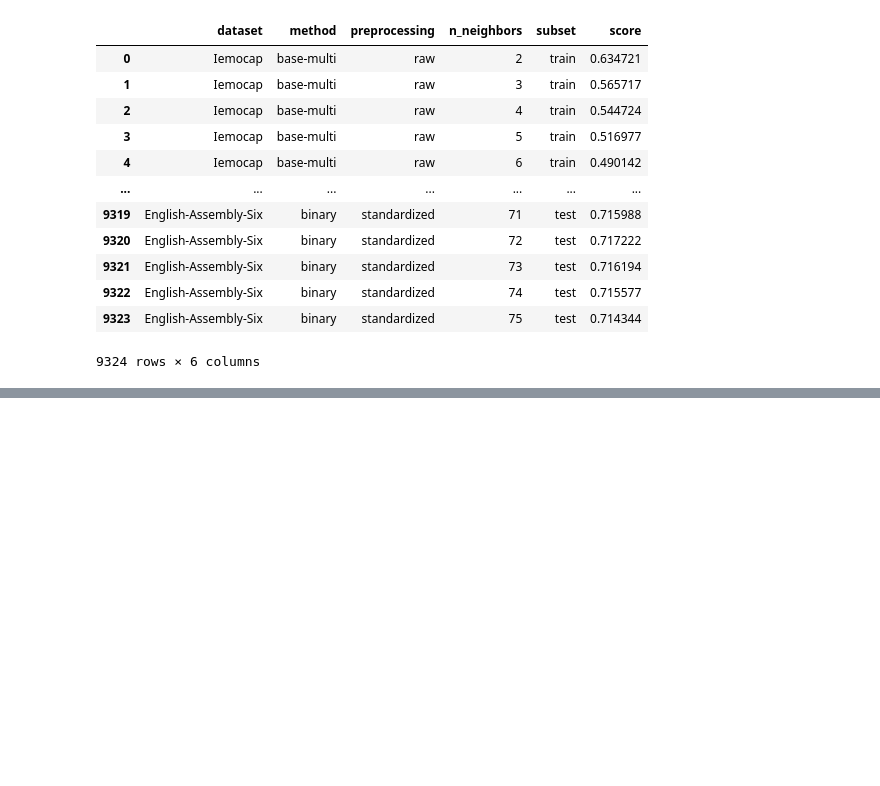
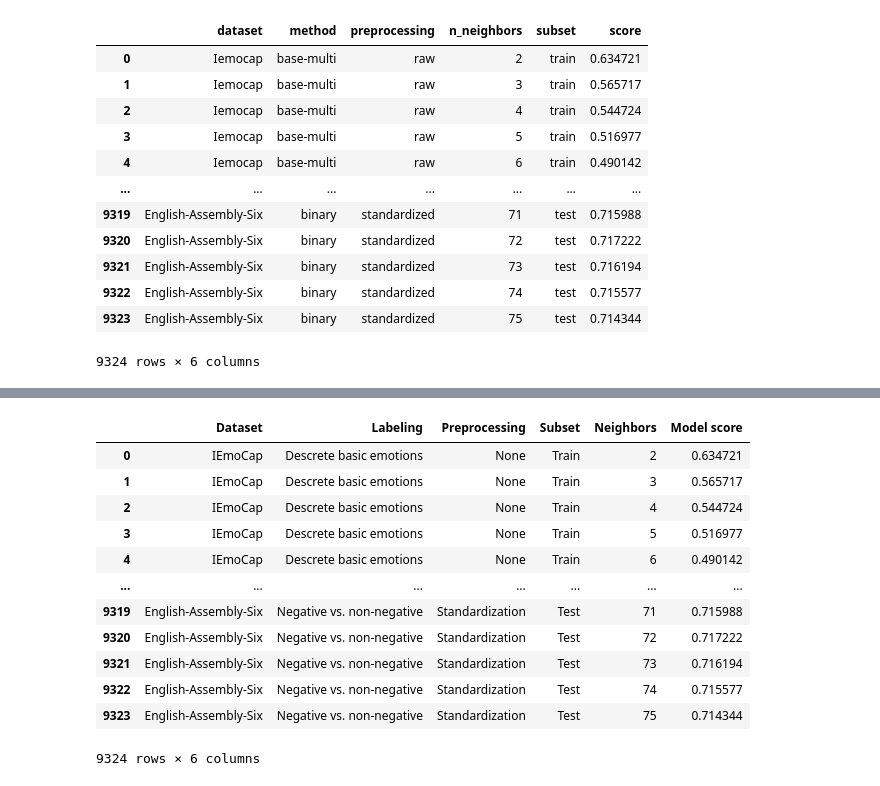
Before and after one commit to iamryabinov/SER_SVM_KNN, a Jupyter notebook: classifiers/knn/playground.ipynb, the cells around one changed output, grey strips where cells are left out. Cells and saved outputs as stored; diff of their text form; code cells hidden in the pictures; blank space fills up the shorter version.

```diff
--- a/classifiers/knn/playground.ipynb
+++ b/classifiers/knn/playground.ipynb
@@ -125,0 +144,17 @@ summ.to_excel('resul')
+# %%
+df = pd.read_csv('knn_summarized_results_final.csv', delimiter=';')
+df
+# %% [output]
+|  | Dataset | Labeling | Preprocessing | Subset | Neighbors | Model score |
+| 0 | IEmoCap | Descrete basic emotions | None | Train | 2 | 0.634721 |
+| 1 | IEmoCap | Descrete basic emotions | None | Train | 3 | 0.565717 |
+| 2 | IEmoCap | Descrete basic emotions | None | Train | 4 | 0.544724 |
+| 3 | IEmoCap | Descrete basic emotions | None | Train | 5 | 0.516977 |
+| 4 | IEmoCap | Descrete basic emotions | None | Train | 6 | 0.490142 |
+| ... | ... | ... | ... | ... | ... | ... |
+| 9319 | English-Assembly-Six | Negative vs. non-negative | Standardization | Test | 71 | 0.715988 |
+| 9320 | English-Assembly-Six | Negative vs. non-negative | Standardization | Test | 72 | 0.717222 |
+| 9321 | English-Assembly-Six | Negative vs. non-negative | Standardization | Test | 73 | 0.716194 |
+| 9322 | English-Assembly-Six | Negative vs. non-negative | Standardization | Test | 74 | 0.715577 |
+| 9323 | English-Assembly-Six | Negative vs. non-negative | Standardization | Test | 75 | 0.714344 |
+9324 rows × 6 columns
```
Also changed, not shown: parts of 22 cells of this notebook, 3 other files.
